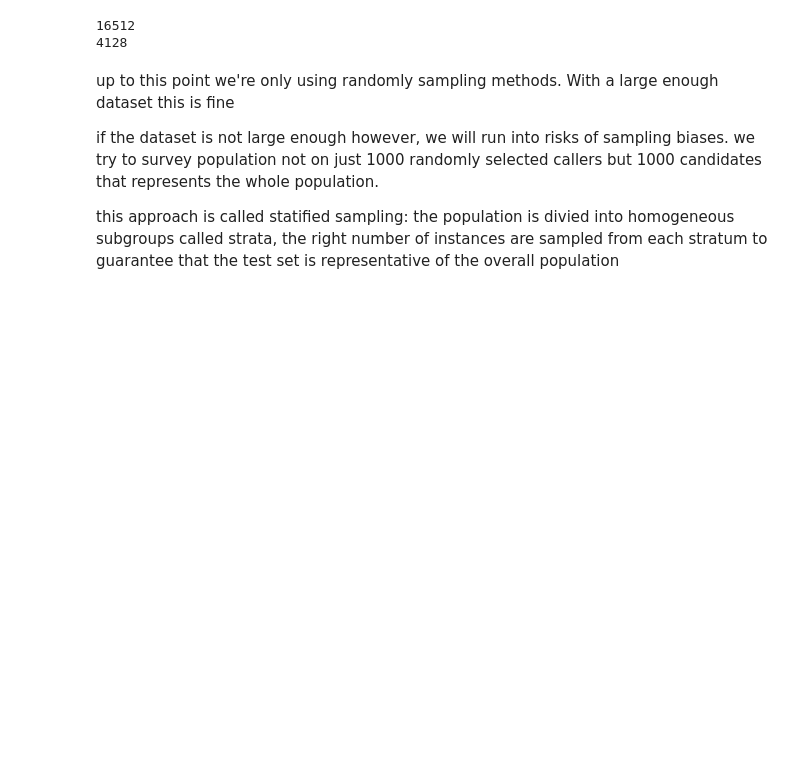
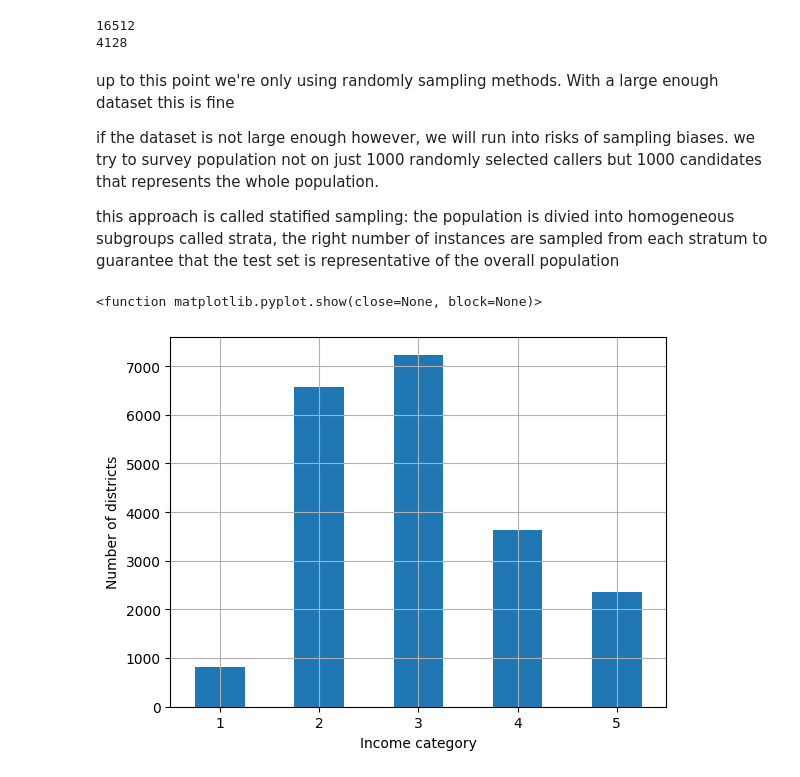
Before and after one commit to awesomesocks123/machinelearning, a Jupyter notebook: chapter2.ipynb, the cells around one changed output. Cells and saved outputs as stored; diff of their text form; code cells hidden in the pictures; blank space fills up the shorter version.

Commit message:
income categories

```diff
--- a/chapter2.ipynb
+++ b/chapter2.ipynb
@@ -173,3 +173,14 @@ this approach is called statified sampling: the population is divied into homoge
 housing_full["income_cat"] = pd.cut(housing_full["median_income"],
                                     bins = [0.,1.5,3.0,4.5,6., np.inf],
                                     labels=[1,2,3,4,5])
+# %%
+#now we show median income as diff categories from our previous groupings of the income clusterings
+# 0 - 1.5, 1.5 - 3, etc
+categories_counts = housing_full["income_cat"].value_counts().sort_index()
+categories_counts.plot.bar(rot=0, grid=True)
+plt.xlabel("Income category")
+plt.ylabel("Number of districts")
+plt.show
+# %% [output]
+<function matplotlib.pyplot.show(close=None, block=None)>
+[figure, added]
```
